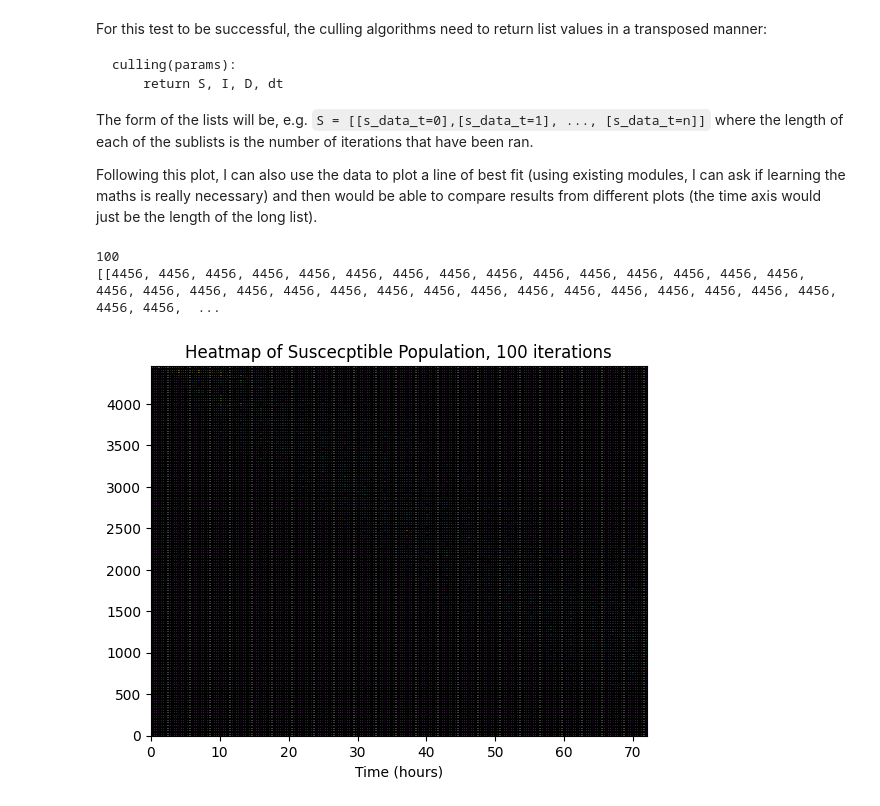
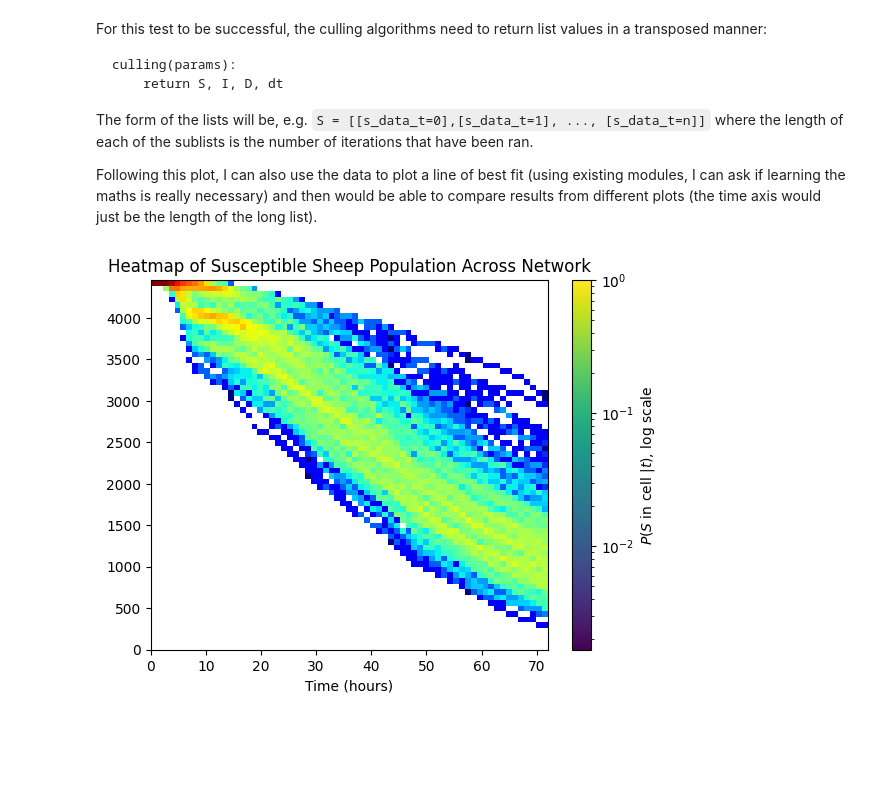
Before and after one commit to r-okotie179/diseaseModelling, a Jupyter notebook: culling_and_policy.ipynb, the cells around one changed output. Cells and saved outputs as stored; diff of their text form; code cells hidden in the pictures; blank space fills up the shorter version.

```diff
--- a/culling_and_policy.ipynb
+++ b/culling_and_policy.ipynb
@@ -610,40 +610,32 @@ def culling(dead_time, iterations, simulation_duration, neighbour_culling = Fals
 
     return np.array(S).transpose().tolist(), np.array(I).transpose().tolist(), np.array(D).transpose().tolist(), dt
 # %%
-S, I, D, dt = culling(48, 100, 3) #48 hour dead time, 10 iteration runs, 7 day plotting
+S, I, D, dt = culling(48, 300, 3) #48 hour dead time, 10 iteration runs, 7 day plotting
-# %%
-#plt.scatter(range(len(S)-1), S)
-#plt.show()
-print(len(S[0]))
-print(S)
-# %% [output]
-100
-[[4456, 4456, 4456, 4456, 4456, 4456, 4456, 4456, 4456, 4456, 4456, 4456, 4456, 4456, 4456, 4456, 4456, 4456, 4456, 4456, 4456, 4456, 4456, 4456, 4456, 4456, 4456, 4456, 4456, 4456, 4456, 4456, 4456,  ...
 # %%
-# I initially wrote this logic myself but then got tired from debugging small changes
-# like everything (even the pseudo for this) was all me
-
-from matplotlib.colors import Normalize
-
+from matplotlib.colors import LogNorm # log plot was used in SciBySim
 fig, ax = plt.subplots()
 x_data = np.repeat(np.arange(len(S)), len(S[0]))
-y_data = np.array(S).ravel()
+y_data = np.array(S).ravel() #flattens the matrix value
 
-colour_list, n, w, h = heatmap_data(x_data, y_data, 50000)
+colour_list, n, w, h = heatmap_data(x_data, y_data, 4500)
 
-norm = Normalize(vmin=0, vmax=np.percentile([v for v in colour_list if v > 0], 99))
-colours = [plt.cm.viridis(norm(v)) for v in colour_list]
+nz = [v for v in colour_list if v > 0] # since ln(x) undefined for x <= 0
+norm = LogNorm(vmin=min(nz), vmax=max(nz))
+colours = [plt.cm.jet(norm(v)) if v > 0 else (1, 1, 1, 1) for v in colour_list] #empty cells white
 
 coords = [(w * l_i, h * w_i) for l_i in range(n) for w_i in range(n)]
 
 rects = [Rectangle((x0, y0), w, h, facecolor=c) for (x0, y0), c in zip(coords, colours)]
-coll = PatchCollection(rects, match_original=True, edgecolor='black')
+coll = PatchCollection(rects, match_original=True, edgecolor='none')
+
 ax.add_collection(coll)
 ax.autoscale()
-ax.set_title("Heatmap of Suscecptible Population, 100 iterations")
+ax.set_title("Heatmap of Susceptible Sheep Population Across Network")
 ax.set_xlim(0, max(x_data))
 ax.set_ylim(0, max(y_data))
 ax.set_xlabel("Time (hours)")
+fig.colorbar(plt.cm.ScalarMappable(norm=norm, cmap='viridis'), ax=ax,
+             label=r'$P(S \text{ in cell } | t)$, log scale')
 plt.show()
 # %% [output]
-[figure, old version]
+[figure, new version]
```
Also changed, not shown: parts of 2 cells of this notebook.
